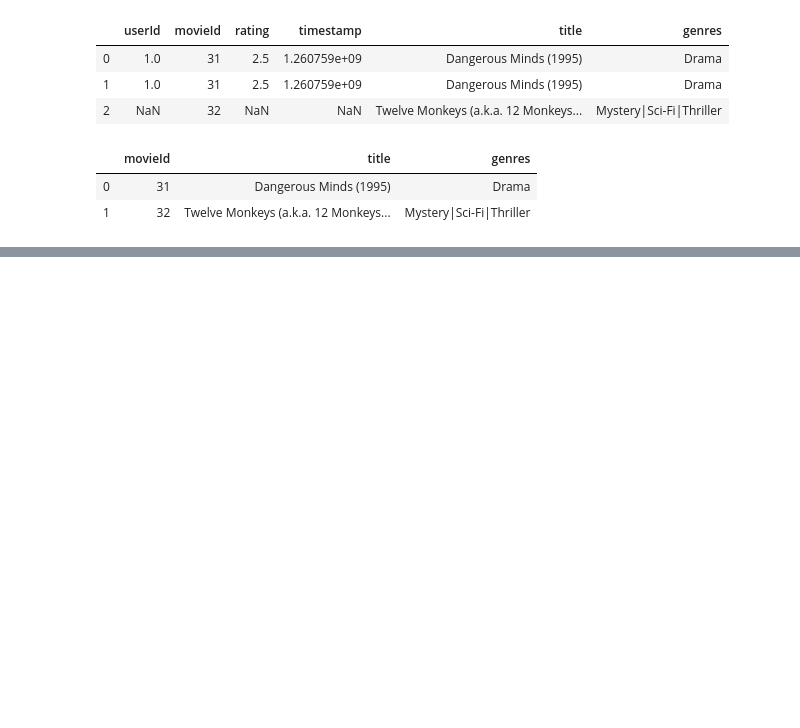
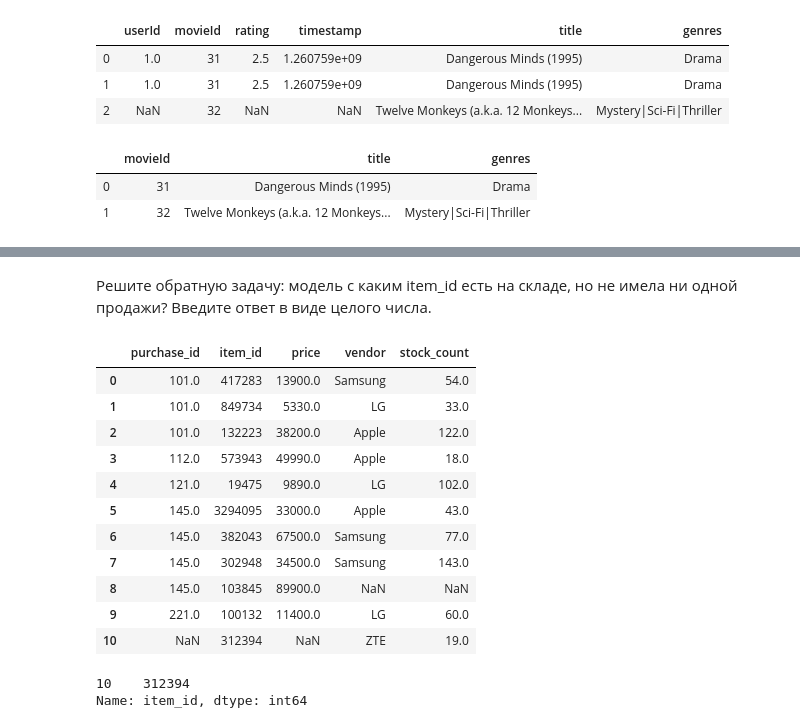
Before and after one commit to Urusut/IvanovDmitryV, a Jupyter notebook: Unit_1/Draft_Pyth_7.ipynb, the cells around one changed output, grey strips where cells are left out. Saved outputs shown, nothing was run; the diff lists cells and outputs as text; code cells hidden in the pictures; blank space fills up the shorter version.

```diff
--- a/Unit_1/Draft_Pyth_7.ipynb
+++ b/Unit_1/Draft_Pyth_7.ipynb
@@ -150,0 +215,23 @@ movies.head()
+# %% [markdown]
+Решите обратную задачу: модель с каким item_id есть на складе, но не имела ни одной продажи? Введите ответ в виде целого числа.
+# %%
+purchase_df.merge(items_df, on = 'item_id', how = 'outer')
+# %% [output]
+|  | purchase_id | item_id | price | vendor | stock_count |
+| 0 | 101.0 | 417283 | 13900.0 | Samsung | 54.0 |
+| 1 | 101.0 | 849734 | 5330.0 | LG | 33.0 |
+| 2 | 101.0 | 132223 | 38200.0 | Apple | 122.0 |
+| 3 | 112.0 | 573943 | 49990.0 | Apple | 18.0 |
+| 4 | 121.0 | 19475 | 9890.0 | LG | 102.0 |
+| 5 | 145.0 | 3294095 | 33000.0 | Apple | 43.0 |
+| 6 | 145.0 | 382043 | 67500.0 | Samsung | 77.0 |
+| 7 | 145.0 | 302948 | 34500.0 | Samsung | 143.0 |
+| 8 | 145.0 | 103845 | 89900.0 | NaN | NaN |
+| 9 | 221.0 | 100132 | 11400.0 | LG | 60.0 |
+| 10 | NaN | 312394 | NaN | ZTE | 19.0 |
+# %%
+temp = purchase_df.merge(items_df, on = 'item_id', how = 'outer')
+temp[temp.purchase_id.isna()].item_id #.iloc[0]
+# %% [output]
+10    312394
+Name: item_id, dtype: int64
```
Also changed, not shown: parts of 42 cells of this notebook, 13 other files.
